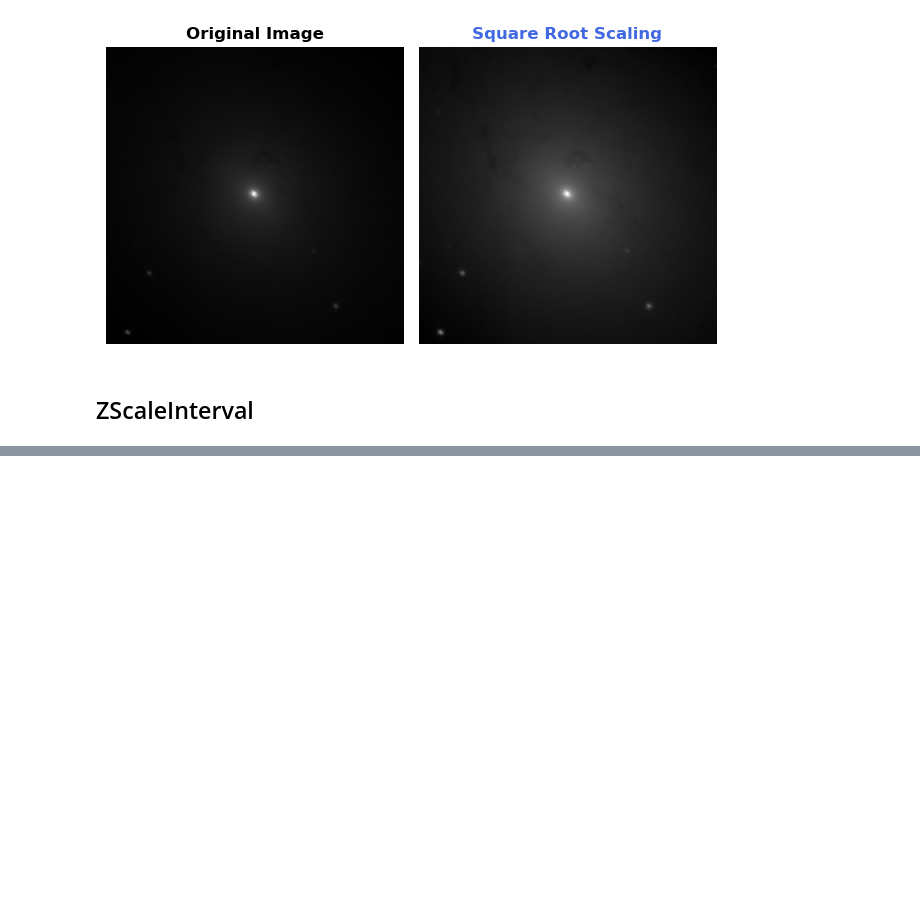
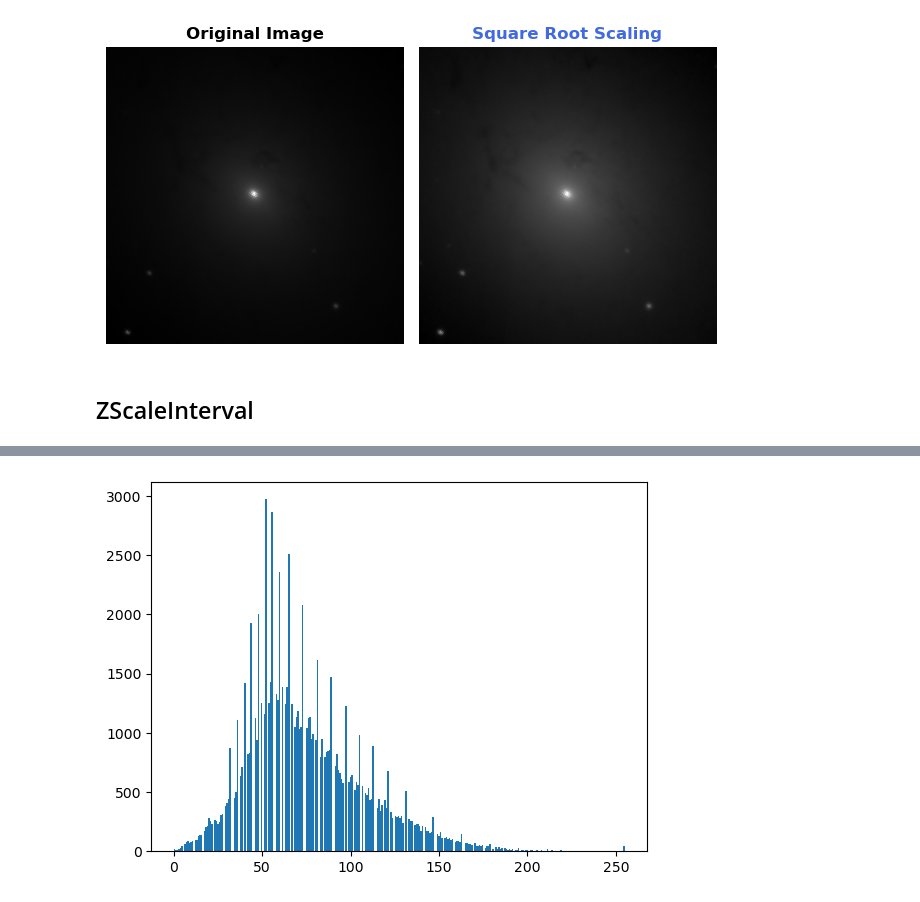
Before and after one commit to Michal-Radomski/Python-Data-Visualization, a Jupyter notebook: 05 Astronomy Research/02_image_data_visualization.ipynb, the cells around one changed output, grey strips where cells are left out. Saved outputs shown, nothing was run; the diff lists cells and outputs as text; code cells hidden in the pictures; blank space fills up the shorter version.

```diff
--- a/05 Astronomy Research/02_image_data_visualization.ipynb
+++ b/05 Astronomy Research/02_image_data_visualization.ipynb
@@ -282,0 +332,6 @@ compare_pixels(sqrt_array, title='Square Root Scaling')
+# %%
+# Histogram Visualization
+plt.hist(gray_array.flat, bins=300)
+plt.show()
+# %% [output]
+[figure, added]
```
Also changed, not shown: parts of 13 cells of this notebook, 2 other files.
